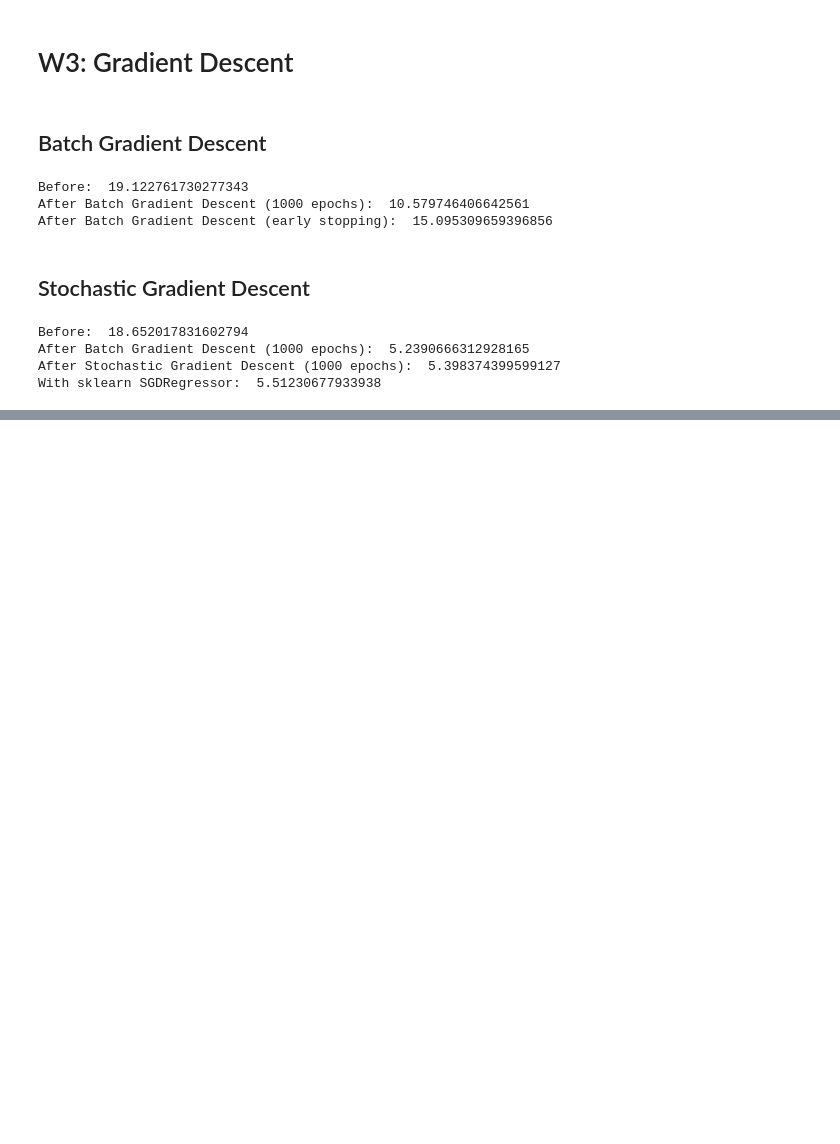
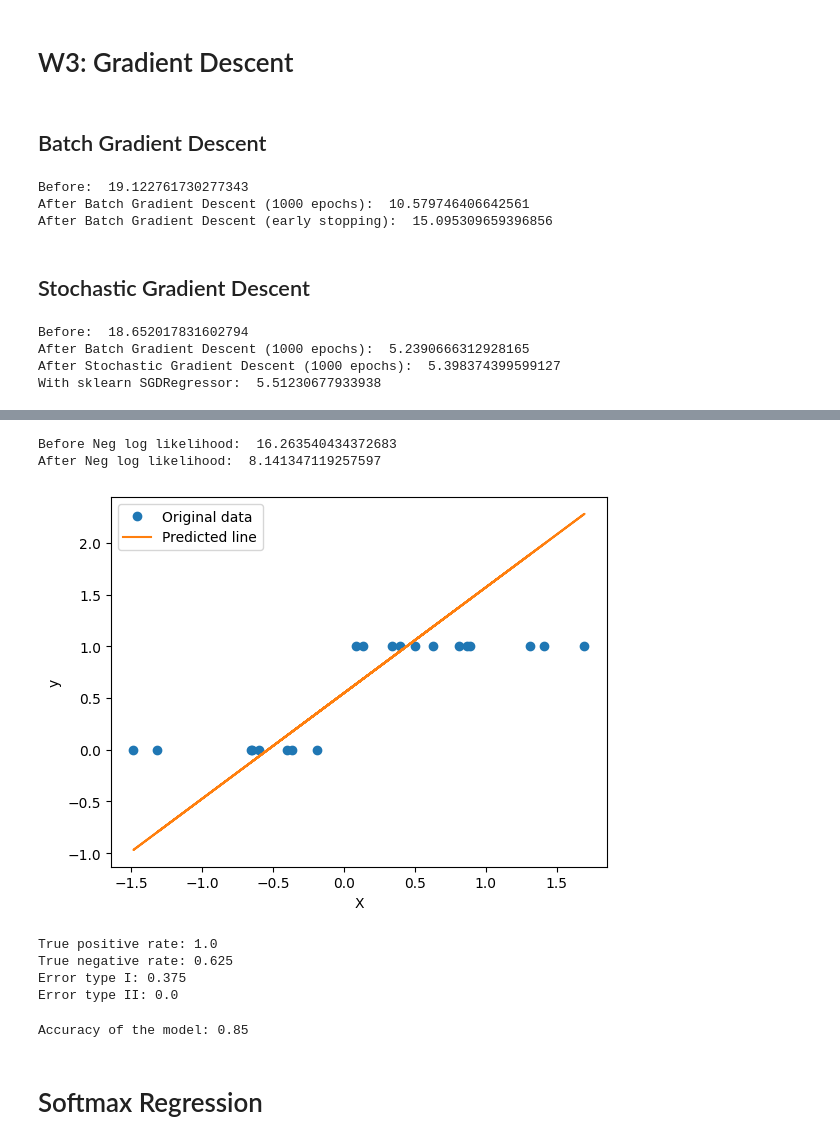
Before and after one commit to tothanhdat2006/6.390_Implement, a Jupyter notebook: practice_implement.ipynb, the cells around one changed output, grey strips where cells are left out. Cells and saved outputs as stored; diff of their text form; code cells hidden in the pictures; blank space fills up the shorter version.

```diff
--- a/practice_implement.ipynb
+++ b/practice_implement.ipynb
@@ -310,0 +330,62 @@ With sklearn SGDRegressor:  5.51230677933938
+# %%
+def sigmoid(z):
+  return 1 / (1 + np.exp(-z))
+
+def negll(theta, X, y):
+  X_b = np.c_[X, np.ones((len(X), 1))]
+  y_pred = sigmoid(X_b @ theta)
+  return -np.sum(y * np.log(y_pred) + (1 - y) * np.log(1 - y_pred))
+# %%
+c = 0.01
+lr = 1e-3
+n_epochs = 5000
+
+def logistic_reg_bgd(n_epochs, lr, c, theta, X, y):
+  X_b = np.c_[X, np.ones((len(X), 1))]
+  n = X.shape[0]
+  for epoch in range(n_epochs):
+    gradient = (1 / n) * X_b.T @ (sigmoid(X_b @ theta) - y) + 2 * c * theta
+    theta = theta - lr * gradient
+
+  return theta
+
+
+print("Before Neg log likelihood: ", negll(theta, X, y))
+theta = logistic_reg_bgd(n_epochs, lr, c, theta, X, y)
+print("After Neg log likelihood: ", negll(theta, X, y))
+
+y_pred = np.c_[X, np.ones((len(X), 1))] @ theta
+plt.plot(X, y, 'o', label='Original data')
+plt.plot(X, y_pred, '-', label='Predicted line') #wrong line
+plt.xlabel("X")
+plt.ylabel("y")
+plt.legend()
+plt.show()
+# %% [output]
+Before Neg log likelihood:  16.263540434372683
+After Neg log likelihood:  8.141347119257597
+[figure, added]
+# %%
+y_true_idx = np.where(y == True)[0]
+y_false_idx = np.where(y == False)[0]
+
+threshold = 0.5
+print("True positive rate:", np.sum(sigmoid(y_pred[y_true_idx]) > threshold) / len(y_true_idx))
+print("True negative rate:", np.sum(sigmoid(y_pred[y_false_idx]) < threshold) / len(y_false_idx))
+print("Error type I:", np.sum(sigmoid(y_pred[y_false_idx]) > threshold) / len(y_false_idx))
+print("Error type II:", np.sum(sigmoid(y_pred[y_true_idx]) < threshold) / len(y_true_idx))
+# %% [output]
+True positive rate: 1.0
+True negative rate: 0.625
+Error type I: 0.375
+Error type II: 0.0
+# %%
+def L_01(y_pred, y_true):
+  return np.sum(np.abs(y_pred.astype(int) - y_true.astype(int)))
+
+y_pred_01 = sigmoid(y_pred) > threshold
+print("Accuracy of the model:", 1 - (1 / len(y_pred_01) * L_01(y_pred_01, y)))
+# %% [output]
+Accuracy of the model: 0.85
+# %% [markdown]
+# Softmax Regression
```
Also changed, not shown: parts of 12 cells of this notebook, 1 other file.
